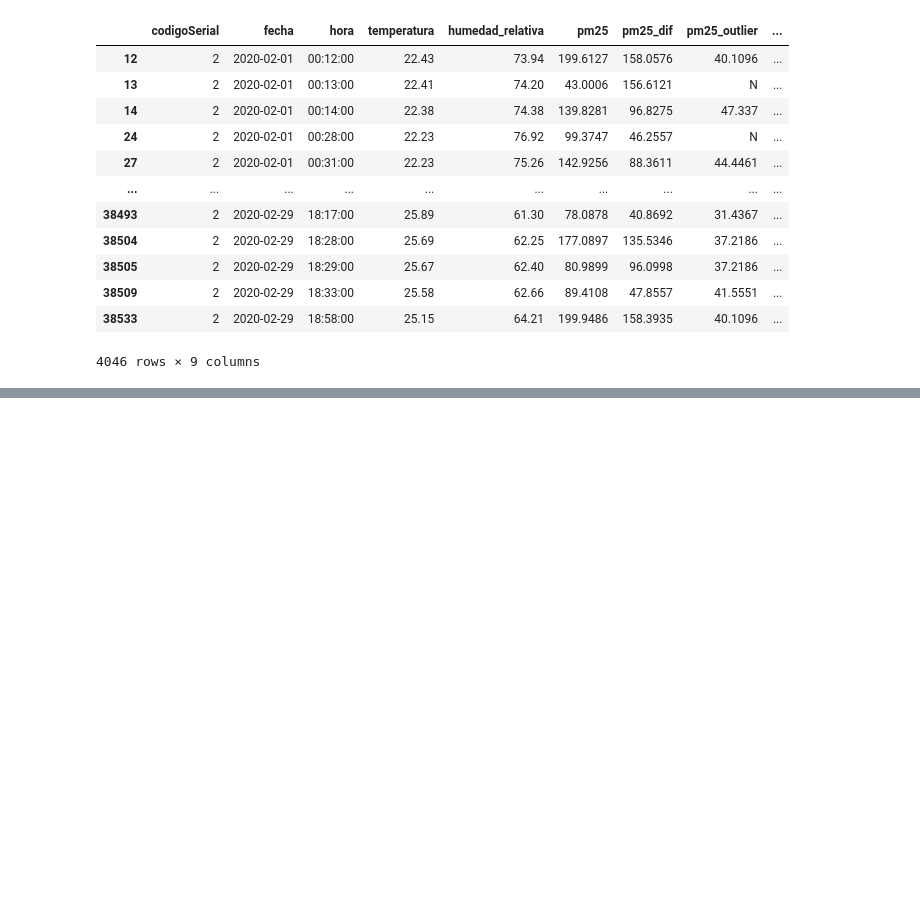
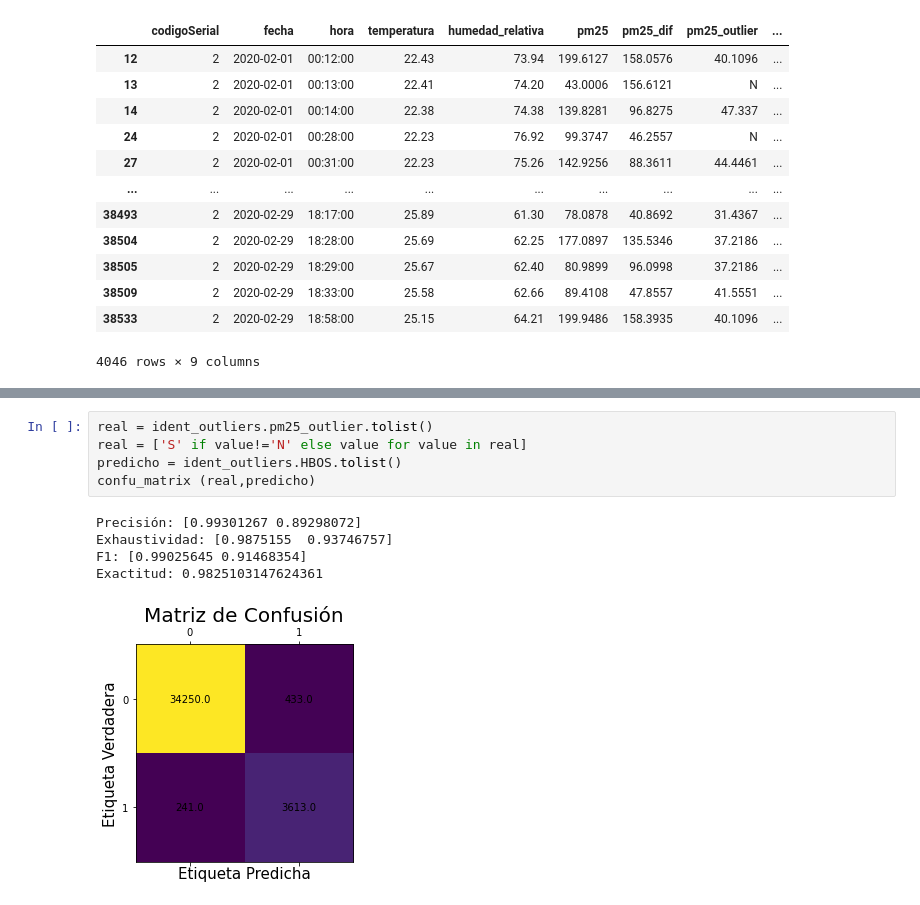
Before and after one commit to ferrcho024/Objetive_1, a Jupyter notebook: Outlier Detection/HBOS_MSE.ipynb, the cells around one changed output, grey strips where cells are left out. Saved outputs shown, nothing was run; the diff lists cells and outputs as text; blank space fills up the shorter version.

Commit message:
Confusion Matrix from skalearn package code added

```diff
--- a/Outlier Detection/HBOS_MSE.ipynb
+++ b/Outlier Detection/HBOS_MSE.ipynb
@@ -191,3 +192,14 @@ F1: 0.9146835443037975
 F1: 0.9146835443037975
 Exactitud: 0.9825103147624361
 (34250, 241, 433, 3613)
+# %%
+real = ident_outliers.pm25_outlier.tolist()
+real = ['S' if value!='N' else value for value in real]
+predicho = ident_outliers.HBOS.tolist()
+confu_matrix (real,predicho)
+# %% [output]
+Precisión: [0.99301267 0.89298072]
+Exhaustividad: [0.9875155  0.93746757]
+F1: [0.99025645 0.91468354]
+Exactitud: 0.9825103147624361
+[figure, added]
```
Also changed, not shown: parts of 3 cells of this notebook.
